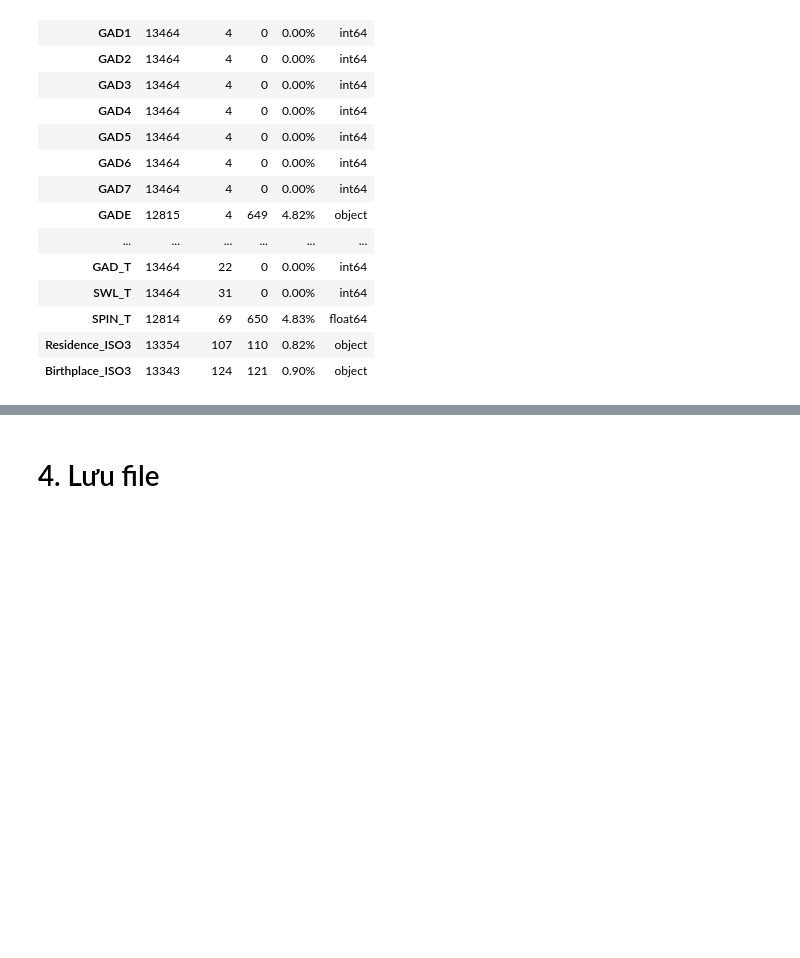
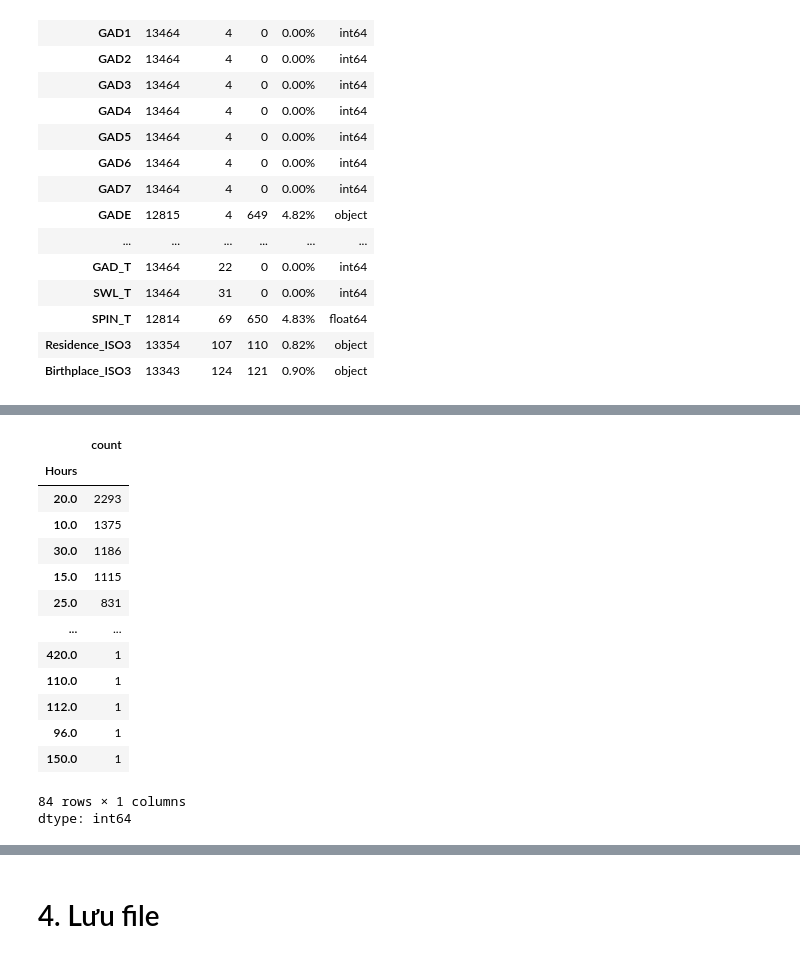
Before and after one commit to kimcheese23/Data-analytics, a Jupyter notebook: Code/Preprocessing.ipynb, the cells around one changed output, grey strips where cells are left out. Saved outputs shown, nothing was run; the diff lists cells and outputs as text; code cells hidden in the pictures; blank space fills up the shorter version.

```diff
--- a/Code/Preprocessing.ipynb
+++ b/Code/Preprocessing.ipynb
@@ -124,0 +175,18 @@ Thống kê mô tả các biến kiểu object:
+# %%
+df.Hours.value_counts()
+# %% [output]
+|  | count |
+| Hours |  |
+| 20.0 | 2293 |
+| 10.0 | 1375 |
+| 30.0 | 1186 |
+| 15.0 | 1115 |
+| 25.0 | 831 |
+| ... | ... |
+| 420.0 | 1 |
+| 110.0 | 1 |
+| 112.0 | 1 |
+| 96.0 | 1 |
+| 150.0 | 1 |
+84 rows × 1 columns
+dtype: int64
```
Also changed, not shown: parts of 40 cells of this notebook.
